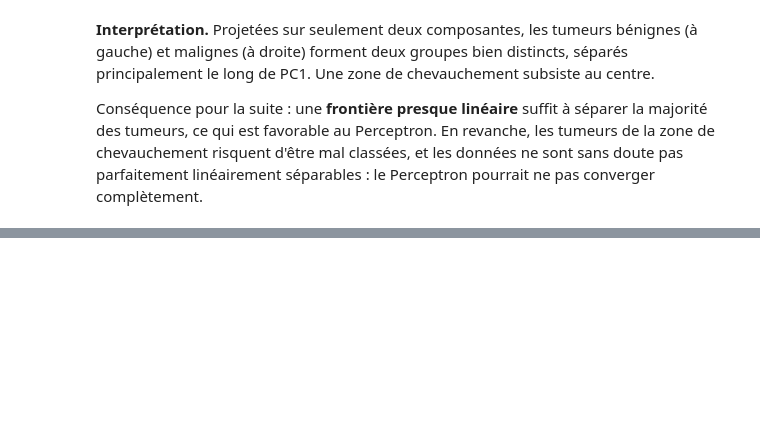
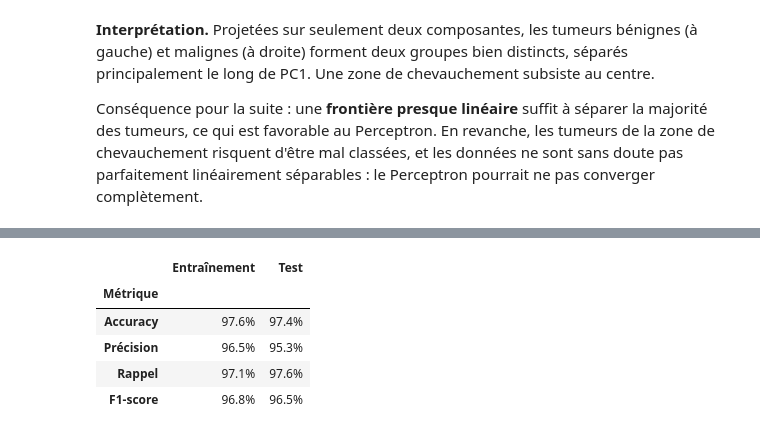
Before and after one commit to dina-yahiaoui/building-perceptron, a Jupyter notebook: notebook.ipynb, the cells around one changed output, grey strips where cells are left out. Saved outputs shown, nothing was run; the diff lists cells and outputs as text; code cells hidden in the pictures; blank space fills up the shorter version.

```diff
--- a/notebook.ipynb
+++ b/notebook.ipynb
@@ -584,0 +659,16 @@ Conséquence pour la suite : une **frontière presque linéaire** suffit à sép
+# %%
+resultats = pd.DataFrame({
+    "Métrique": ["Accuracy", "Précision", "Rappel", "F1-score"],
+    "Entraînement": [accuracy_score(y_train, y_pred_train), precision_score(y_train, y_pred_train),
+                     recall_score(y_train, y_pred_train), f1_score(y_train, y_pred_train)],
+    "Test": [accuracy_score(y_test, y_pred_test), precision_score(y_test, y_pred_test),
+             recall_score(y_test, y_pred_test), f1_score(y_test, y_pred_test)],
+})
+resultats.set_index("Métrique").style.format("{:.1%}")
+# %% [output]
+|  | Entraînement | Test |
+| Métrique |  |  |
+| Accuracy | 97.6% | 97.4% |
+| Précision | 96.5% | 95.3% |
+| Rappel | 97.1% | 97.6% |
+| F1-score | 96.8% | 96.5% |
```
Also changed, not shown: parts of 14 cells of this notebook.
